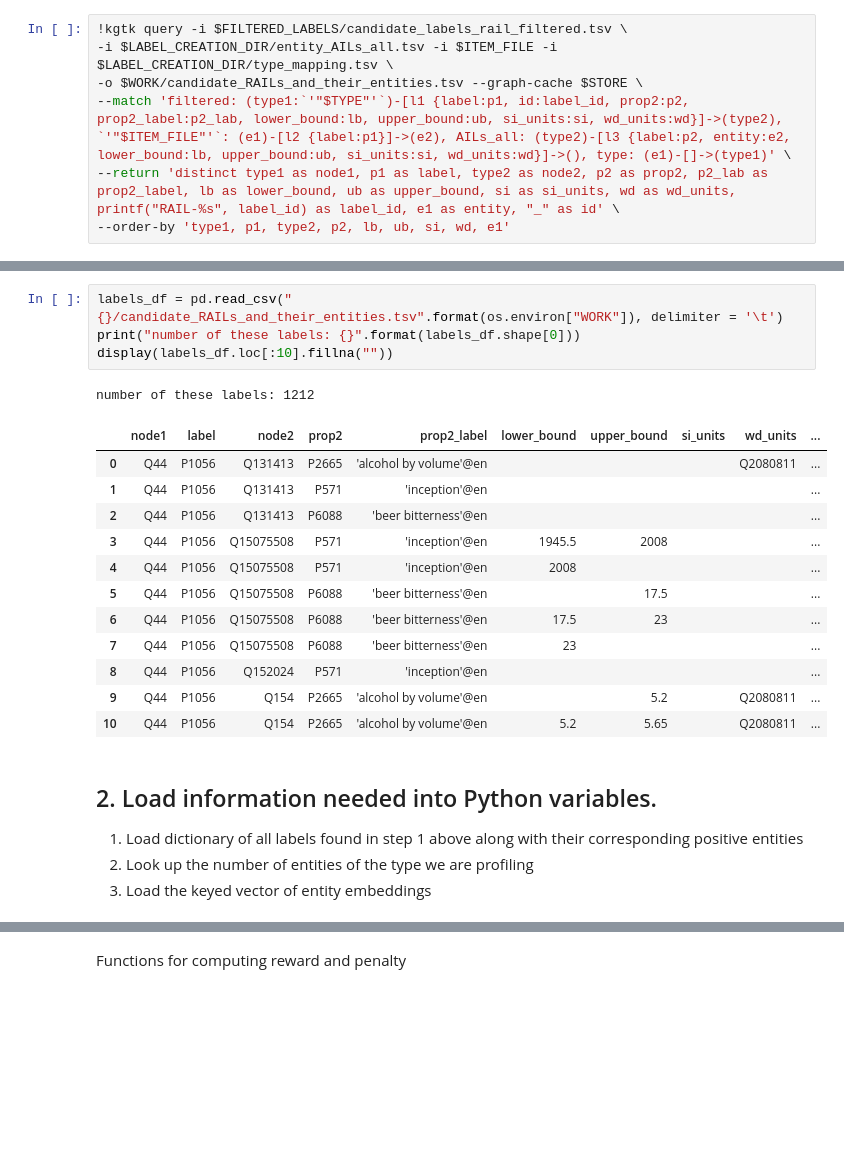
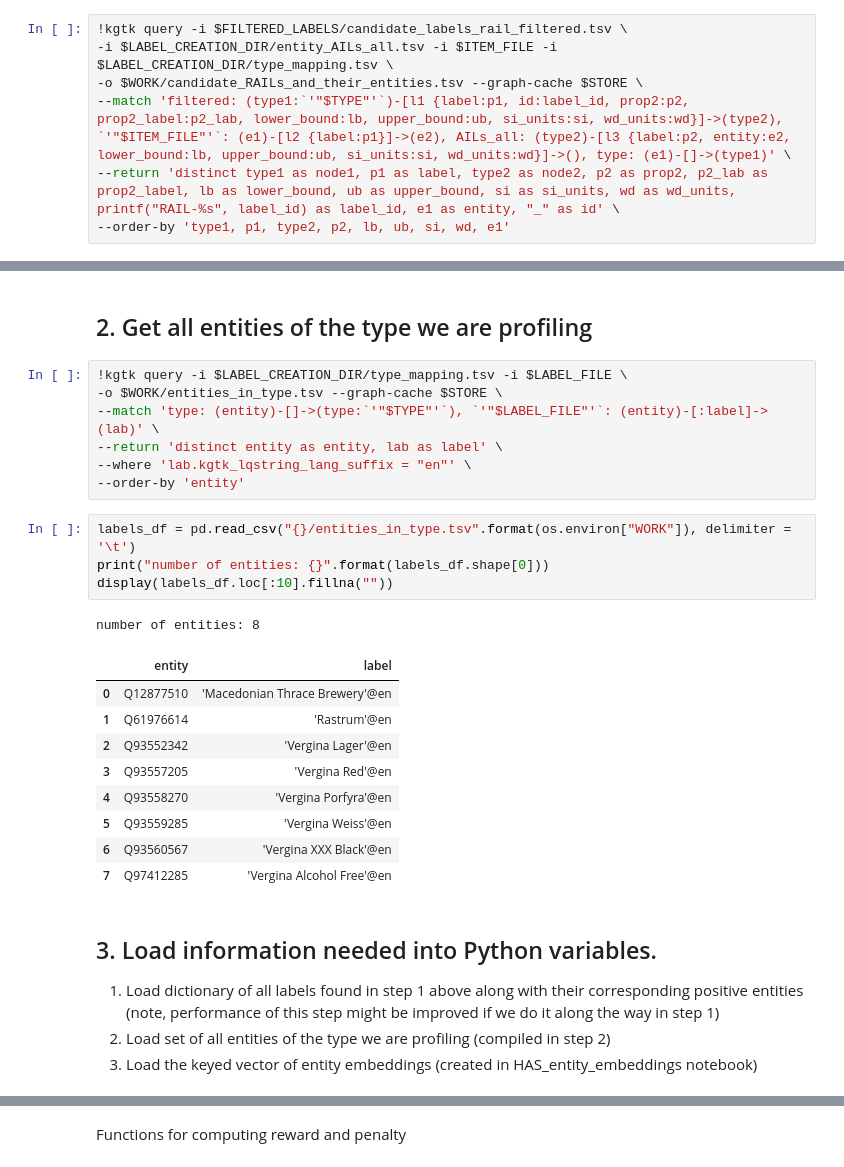
Before and after one commit to nicklein/kgtk, a Jupyter notebook: entity_profiling/select_final_label_set.ipynb, the cells around one changed output, grey strips where cells are left out. Cells and saved outputs as stored; diff of their text form; blank space fills up the shorter version.

Commit message:
progress on final label set notebook. Improved info that gets printed, minimized large-font notes, more progress on loading necessary info to python for selection process

```diff
--- a/entity_profiling/select_final_label_set.ipynb
+++ b/entity_profiling/select_final_label_set.ipynb
@@ -271,24 +304,30 @@ both quantities and times here because we mixed them together in the label creat
+# %% [markdown]
+## 2. Get all entities of the type we are profiling
+# %%
+!kgtk query -i $LABEL_CREATION_DIR/type_mapping.tsv -i $LABEL_FILE \
+-o $WORK/entities_in_type.tsv --graph-cache $STORE \
+--match 'type: (entity)-[]->(type:`'"$TYPE"'`), `'"$LABEL_FILE"'`: (entity)-[:label]->(lab)' \
+--return 'distinct entity as entity, lab as label' \
+--where 'lab.kgtk_lqstring_lang_suffix = "en"' \
+--order-by 'entity'
 # %%
-labels_df = pd.read_csv("{}/candidate_RAILs_and_their_entities.tsv".format(os.environ["WORK"]), delimiter = '\t')
-print("number of these labels: {}".format(labels_df.shape[0]))
+labels_df = pd.read_csv("{}/entities_in_type.tsv".format(os.environ["WORK"]), delimiter = '\t')
+print("number of entities: {}".format(labels_df.shape[0]))
 display(labels_df.loc[:10].fillna(""))
 # %% [output]
-number of these labels: 1212
+number of entities: 8
-|  | node1 | label | node2 | prop2 | prop2_label | lower_bound | upper_bound | si_units | wd_units | ... |
-| 0 | Q44 | P1056 | Q131413 | P2665 | 'alcohol by volume'@en |  |  |  | Q2080811 | ... |
-| 1 | Q44 | P1056 | Q131413 | P571 | 'inception'@en |  |  |  |  | ... |
-| 2 | Q44 | P1056 | Q131413 | P6088 | 'beer bitterness'@en |  |  |  |  | ... |
-| 3 | Q44 | P1056 | Q15075508 | P571 | 'inception'@en | 1945.5 | 2008 |  |  | ... |
-| 4 | Q44 | P1056 | Q15075508 | P571 | 'inception'@en | 2008 |  |  |  | ... |
-| 5 | Q44 | P1056 | Q15075508 | P6088 | 'beer bitterness'@en |  | 17.5 |  |  | ... |
-| 6 | Q44 | P1056 | Q15075508 | P6088 | 'beer bitterness'@en | 17.5 | 23 |  |  | ... |
-| 7 | Q44 | P1056 | Q15075508 | P6088 | 'beer bitterness'@en | 23 |  |  |  | ... |
-| 8 | Q44 | P1056 | Q152024 | P571 | 'inception'@en |  |  |  |  | ... |
-| 9 | Q44 | P1056 | Q154 | P2665 | 'alcohol by volume'@en |  | 5.2 |  | Q2080811 | ... |
-| 10 | Q44 | P1056 | Q154 | P2665 | 'alcohol by volume'@en | 5.2 | 5.65 |  | Q2080811 | ... |
+|  | entity | label |
+| 0 | Q12877510 | 'Macedonian Thrace Brewery'@en |
+| 1 | Q61976614 | 'Rastrum'@en |
+| 2 | Q93552342 | 'Vergina Lager'@en |
+| 3 | Q93557205 | 'Vergina Red'@en |
+| 4 | Q93558270 | 'Vergina Porfyra'@en |
+| 5 | Q93559285 | 'Vergina Weiss'@en |
+| 6 | Q93560567 | 'Vergina XXX Black'@en |
+| 7 | Q97412285 | 'Vergina Alcohol Free'@en |
 # %% [markdown]
-## 2. Load information needed into Python variables.
-1. Load dictionary of all labels found in step 1 above along with their corresponding positive entities
-2. Look up the number of entities of the type we are profiling
-3. Load the keyed vector of entity embeddings
+## 3. Load information needed into Python variables.
+1. Load dictionary of all labels found in step 1 above along with their corresponding positive entities (note, performance of this step might be improved if we do it along the way in step 1)
+2. Load set of all entities of the type we are profiling (compiled in step 2)
+3. Load the keyed vector of entity embeddings (created in HAS_entity_embeddings notebook)
 # %%
```
Also changed, not shown: parts of 13 cells of this notebook.
